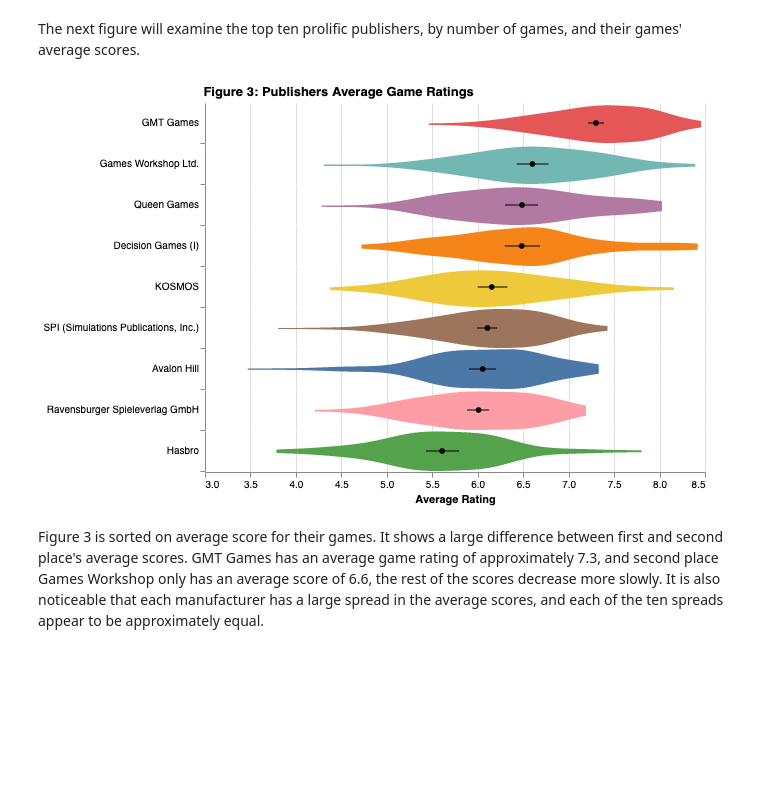
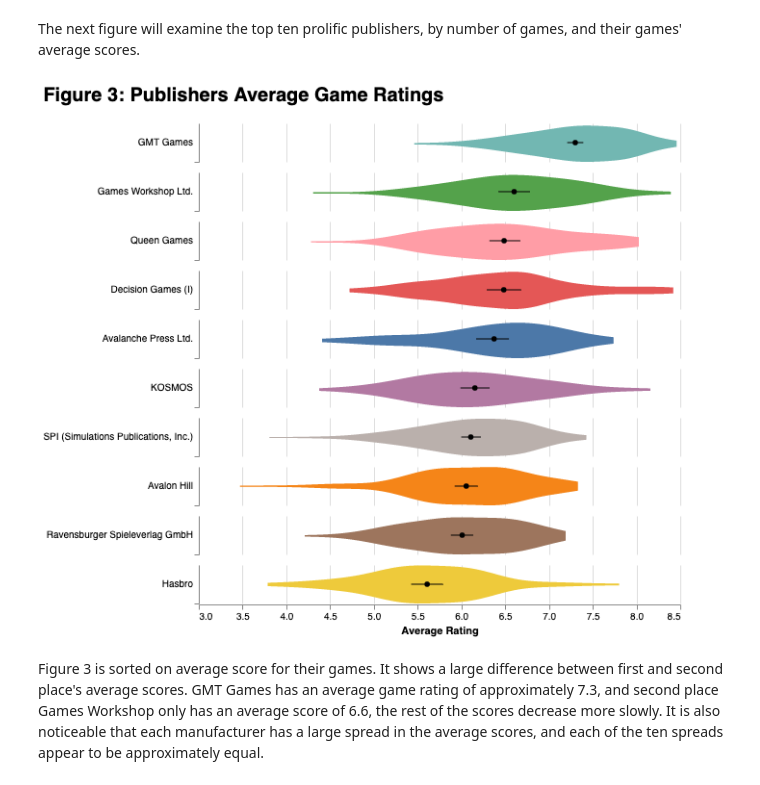
Before and after one commit to ubco-mds-2020-labs/data-550-project2-group-14, a Jupyter notebook: boardgame_EDA.ipynb, the cells around one changed output. Saved outputs shown, nothing was run; the diff lists cells and outputs as text; code cells hidden in the pictures; blank space fills up the shorter version.

```diff
--- a/boardgame_EDA.ipynb
+++ b/boardgame_EDA.ipynb
@@ -213,8 +213,8 @@ combined["decade"] = [int((str(x)[0:-1])+"0") for x in combined["year_published"
 # count number of board games produced by each publisher
 v = boardgame_data.publisher.value_counts()
 
-# select
-top_publishers = set(v[0:9].index)
+# top 10 most publishers by games produced
+top_publishers = set(v[0:10].index)
 top_10_publishers_by_count = boardgame_data[boardgame_data["publisher"].isin(top_publishers)]
 # %% [markdown]
 ## Step 6: Research Questions
@@ -373,36 +373,38 @@ error_bars = alt.Chart(top_10_publishers_by_count).mark_errorbar(extent='ci').en
 
 chart_t = (
     chart + rule + error_bars
 ).properties(
     width=500,
     height=40
 ).facet(
     row=alt.Row(
         'publisher:N',
          header=alt.Header(
             labelAlign='left',
             title = None,
             labelAngle=0,
             labelPadding=0,
             ),
             sort=alt.EncodingSortField('average_rating', op='mean', order='descending'),
     )
 ).properties(
     title='Figure 3: Publishers Average Game Ratings',
 ).resolve_scale(
     y=alt.ResolveMode(
     "independent"
     )
 ).configure_facet(
-    spacing=0
+    spacing=10
 ).configure_view(
     stroke=None
 ).configure_title(
-    dx = 160
+#     dx = 160,
+    dy = -15,
+    fontSize=20,
 )
 chart_t
 # %% [output]
-[figure, old version]
+[figure, new version]
 # %% [markdown]
 Figure 3 is sorted on average score for their games. It shows a large difference between first and second place's average scores. GMT Games has an average game rating of approximately 7.3, and second place Games Workshop only has an average score of 6.6, the rest of the scores decrease more slowly. It is also noticeable that each manufacturer has a large spread in the average scores, and each of the ten spreads appear to be approximately equal.
 # %% [markdown]
```
Also changed, not shown: parts of 1 cell of this notebook.
